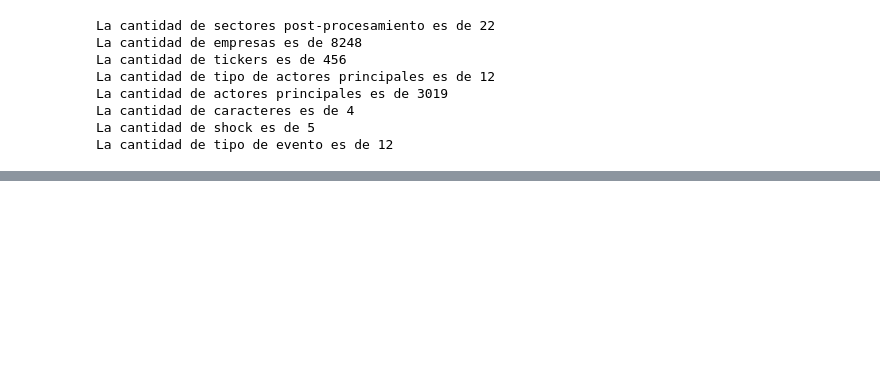
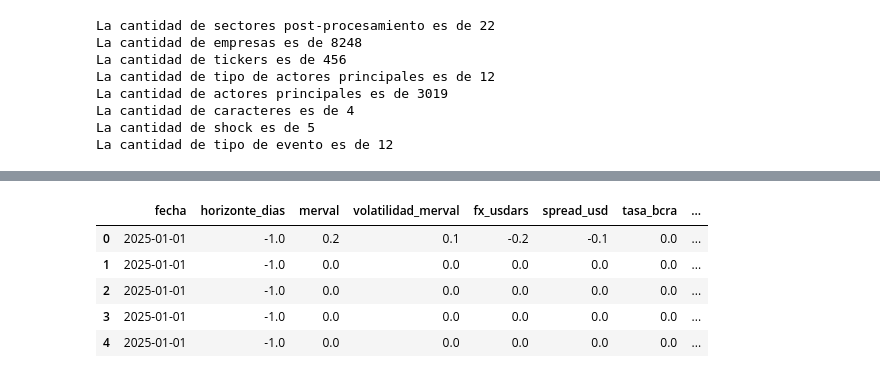
Before and after one commit to sstedoldi/nlp_dmuba, a Jupyter notebook: 5-LLMs/openai/4- post_procesamiento_batch.ipynb, the cells around one changed output, grey strips where cells are left out. Drawn from its saved outputs; the diff is of its cells as text; code cells hidden in the pictures; blank space fills up the shorter version.

```diff
--- a/5-LLMs/openai/4- post_procesamiento_batch.ipynb
+++ b/5-LLMs/openai/4- post_procesamiento_batch.ipynb
@@ -226,31 +226,18 @@ La cantidad de caracteres es de 4
 La cantidad de shock es de 5
 La cantidad de tipo de evento es de 12
 # %%
-## Para las listas de empresas agarro las 50 que más aparecen y con esas hago dummies
-# con el resto me quedo solo con la primera de la lista
-
-# 1. top 50
-top50 = (
+#8. Para las listas de empresas, agarro las 10 con mayor frecuencia y con esas hago dummies.
+#a. Saco el top 10.
+top10 = (
     df_final.explode("empresas_mencionadas")["empresas_mencionadas"]
     .value_counts()
-    .head(50)
+    .head(10)
     .index.tolist()
 )
 
 
-# 2. columnas dummy
-for emp in top50:
+#b. Columna dummy.
+for emp in top10:
     df_final[f"emp_{emp}"] = df_final["empresas_mencionadas"].apply(
         lambda lista: int(emp in lista if isinstance(lista, list) else False)
     )
-
-# 3. otras
-def primera_otras(lista):
-    if not isinstance(lista, list) or len(lista)==0:
-        return None
-    for e in lista:
-        if e not in top50:
-            return e
-    return None
-
-df_final["empresa_otras"] = df_final["empresas_mencionadas"].apply(primera_otras)
@@ -645,0 +616,11 @@ pd.Series(df_final.columns).to_csv("columnas_df_final.csv", index=False)
+# %%
+#19. Verificamos los tipos de datos de las columnas del dataset, buscando que no haya quedado ni listas ni categóricas.
+pd.set_option('display.max_columns', None)
+df_final.head(5)
+# %% [output]
+|  | fecha | horizonte_dias | merval | volatilidad_merval | fx_usdars | spread_usd | tasa_bcra | ... |
+| 0 | 2025-01-01 | -1.0 | 0.2 | 0.1 | -0.2 | -0.1 | 0.0 | ... |
+| 1 | 2025-01-01 | -1.0 | 0.0 | 0.0 | 0.0 | 0.0 | 0.0 | ... |
+| 2 | 2025-01-01 | -1.0 | 0.0 | 0.0 | 0.0 | 0.0 | 0.0 | ... |
+| 3 | 2025-01-01 | -1.0 | 0.0 | 0.0 | 0.0 | 0.0 | 0.0 | ... |
+| 4 | 2025-01-01 | -1.0 | 0.0 | 0.0 | 0.0 | 0.0 | 0.0 | ... |
```
Also changed, not shown: parts of 21 cells of this notebook, 5 other files.
